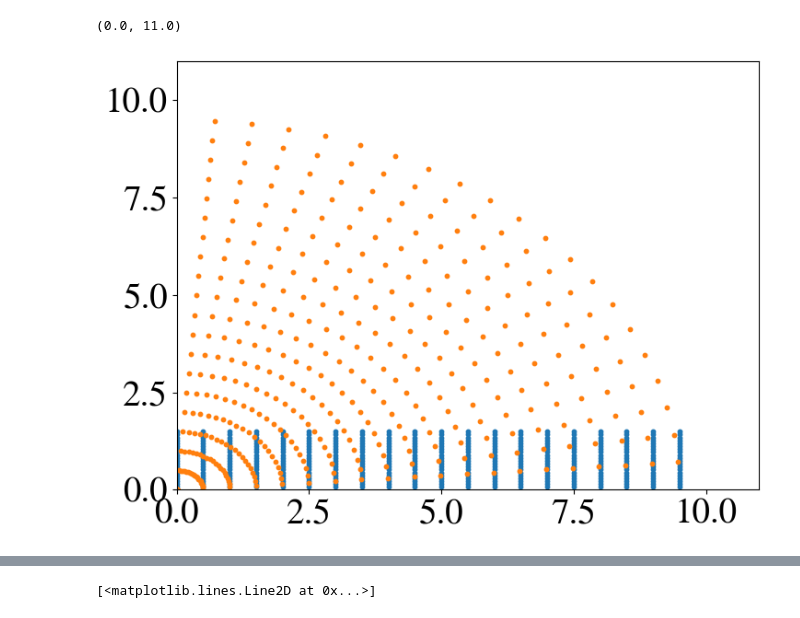
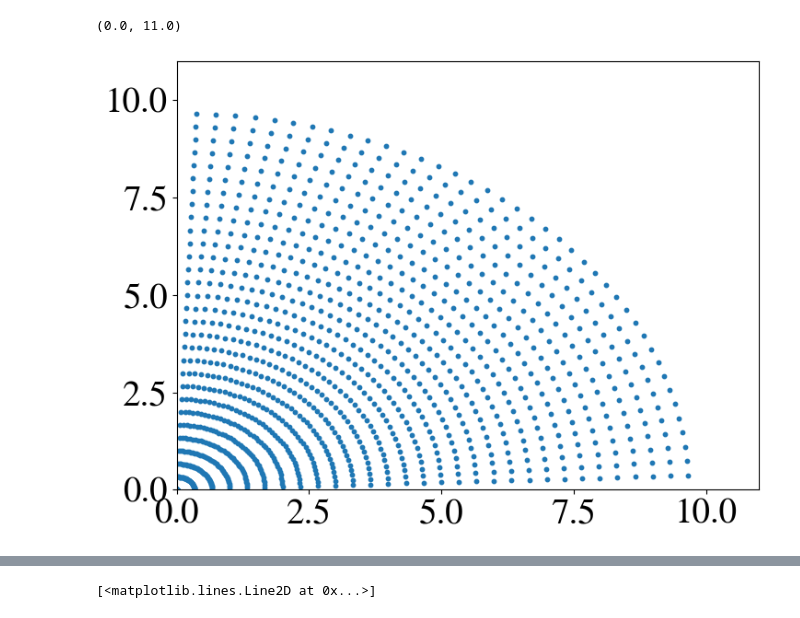
Before and after one commit to aradosla/example_DA_study, a Jupyter notebook: studies/my_scripts/Frequency map.ipynb, the cells around one changed output, grey strips where cells are left out. Cells and saved outputs as stored; diff of their text form; code cells hidden in the pictures.

```diff
--- a/studies/my_scripts/Frequency map.ipynb
+++ b/studies/my_scripts/Frequency map.ipynb
@@ -290,14 +306,14 @@ print(tw)
 r_min = 0
 r_max = 10
 #n_r =  2 * 16 * (r_max - r_min)
-n_r = 20
+n_r = 30
 radial_list = np.linspace(r_min, r_max, n_r, endpoint=False)
 
 # Filter out particles with low and high amplitude to accelerate simulation
 # radial_list = radial_list[(radial_list >= 4.5) & (radial_list <= 7.5)]
 
 # Define angle distribution
-n_angles = 20
+n_angles = 40
 theta_list = np.linspace(0, 90, n_angles + 2)[1:-1]
 #theta_list = pd.DataFrame(theta_list)
 
@@ -327,11 +343,11 @@ particles = collider['lhcb1'].build_particles(
 particle_id = particle_df.particle_id.values
 # %%
 plt.figure(figsize = (8,6))
-plt.scatter(r_vect, theta_vect, s = 10 )
+#plt.scatter(r_vect, theta_vect, s = 10 )
 plt.scatter(A1_in_sigma, A2_in_sigma, s = 10)
 plt.xlim(0,11)
 plt.ylim(0,11)
 # %% [output]
 (0.0, 11.0)
-[figure, old version]
+[figure, new version]
 # %%
```
Also changed, not shown: parts of 19 cells of this notebook, 45 other files.
